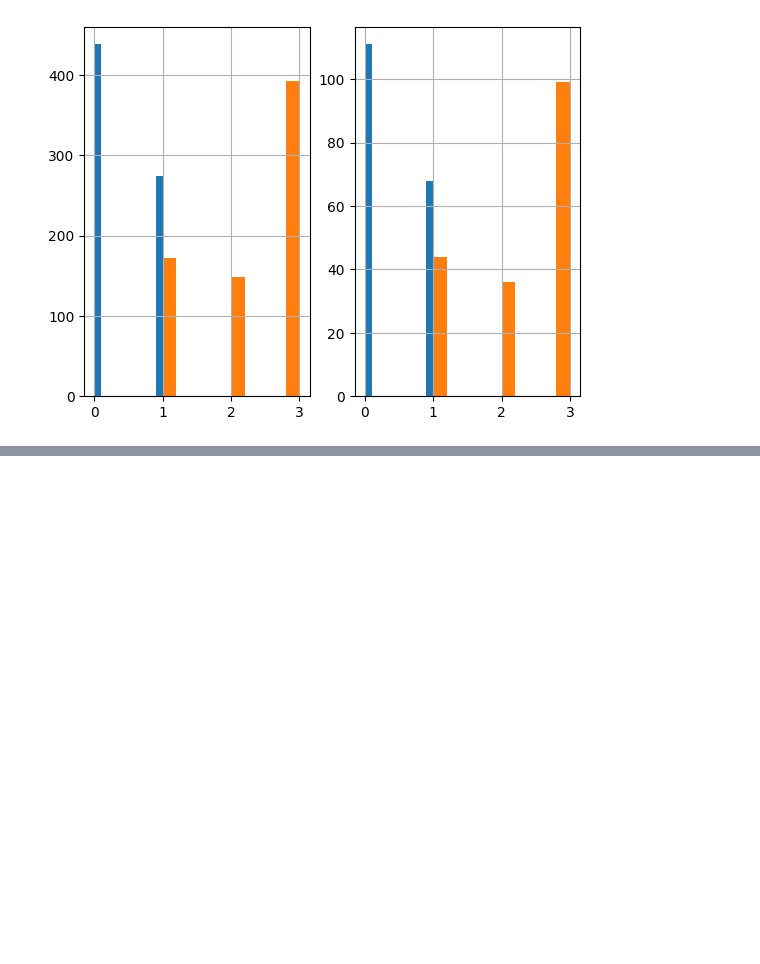
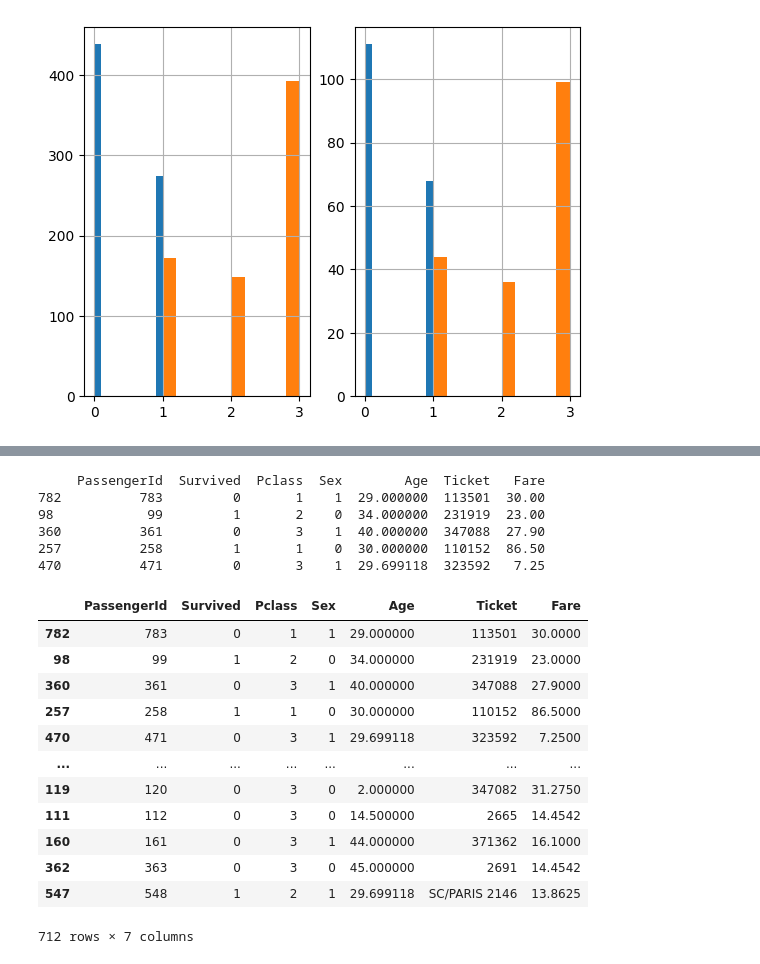
Before and after one commit to boogey004/boogey004.github.io, a Jupyter notebook: titanic.ipynb, the cells around one changed output, grey strips where cells are left out. Cells and saved outputs as stored; diff of their text form; code cells hidden in the pictures; blank space fills up the shorter version.

```diff
--- a/titanic.ipynb
+++ b/titanic.ipynb
@@ -124,0 +145,36 @@ strat_test_set['Pclass'].hist()
+# %%
+from sklearn.preprocessing import OneHotEncoder
+
+class FeatureDropper(BaseEstimator, TransformerMixin):
+    def fit(self, X, y=None):
+        return self
+    def transform(self, X):
+        return X.drop(["SibSp", "Parch", "Name"], axis=1)
+# %%
+from sklearn.pipeline import Pipeline
+my_pipeline = Pipeline([("featuredropper", FeatureDropper())])
+strat_train_set = my_pipeline.fit_transform(strat_train_set)
+print(strat_train_set.head())
+# %% [output]
+     PassengerId  Survived  Pclass  Sex        Age  Ticket   Fare
+782          783         0       1    1  29.000000  113501  30.00
+98            99         1       2    0  34.000000  231919  23.00
+360          361         0       3    1  40.000000  347088  27.90
+257          258         1       1    0  30.000000  110152  86.50
+470          471         0       3    1  29.699118  323592   7.25
+# %%
+strat_train_set
+# %% [output]
+|  | PassengerId | Survived | Pclass | Sex | Age | Ticket | Fare |
+| 782 | 783 | 0 | 1 | 1 | 29.000000 | 113501 | 30.0000 |
+| 98 | 99 | 1 | 2 | 0 | 34.000000 | 231919 | 23.0000 |
+| 360 | 361 | 0 | 3 | 1 | 40.000000 | 347088 | 27.9000 |
+| 257 | 258 | 1 | 1 | 0 | 30.000000 | 110152 | 86.5000 |
+| 470 | 471 | 0 | 3 | 1 | 29.699118 | 323592 | 7.2500 |
+| ... | ... | ... | ... | ... | ... | ... | ... |
+| 119 | 120 | 0 | 3 | 0 | 2.000000 | 347082 | 31.2750 |
+| 111 | 112 | 0 | 3 | 0 | 14.500000 | 2665 | 14.4542 |
+| 160 | 161 | 0 | 3 | 1 | 44.000000 | 371362 | 16.1000 |
+| 362 | 363 | 0 | 3 | 0 | 45.000000 | 2691 | 14.4542 |
+| 547 | 548 | 1 | 2 | 1 | 29.699118 | SC/PARIS 2146 | 13.8625 |
+712 rows × 7 columns
```
Also changed, not shown: parts of 4 cells of this notebook.
